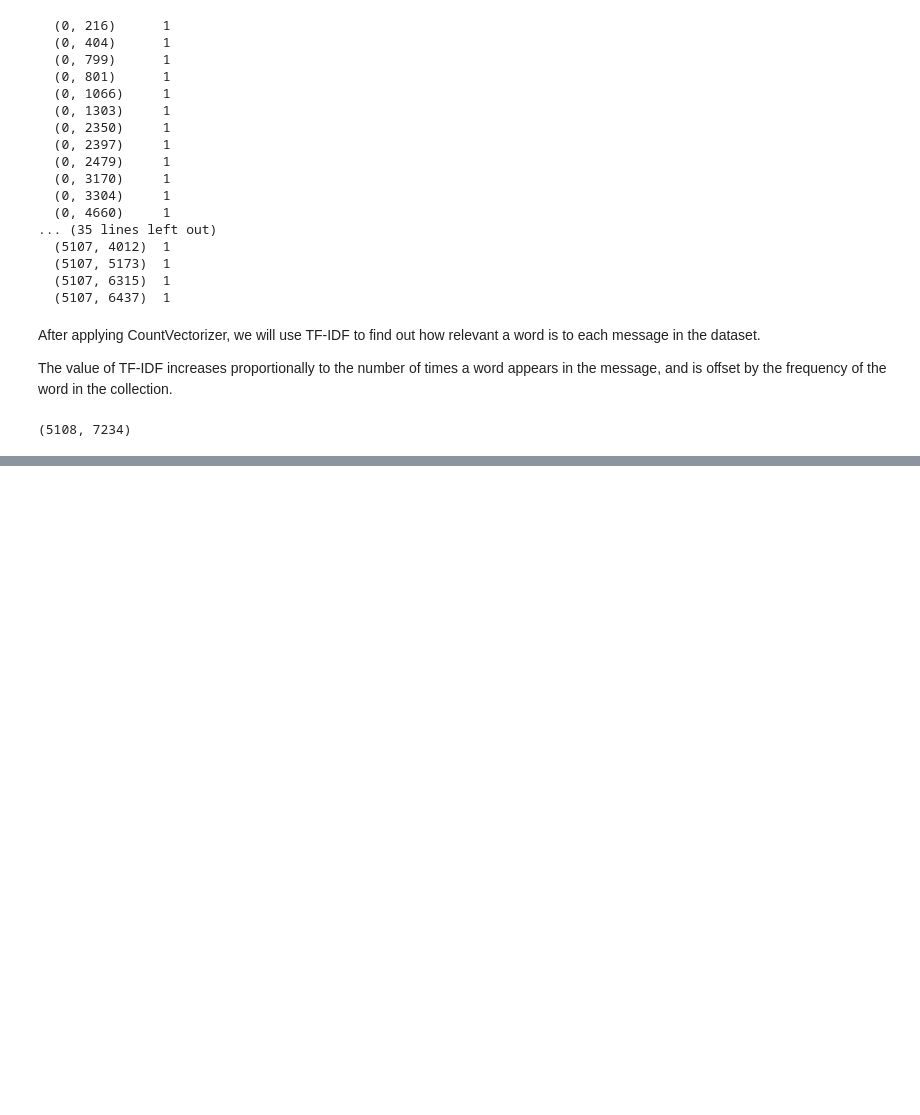
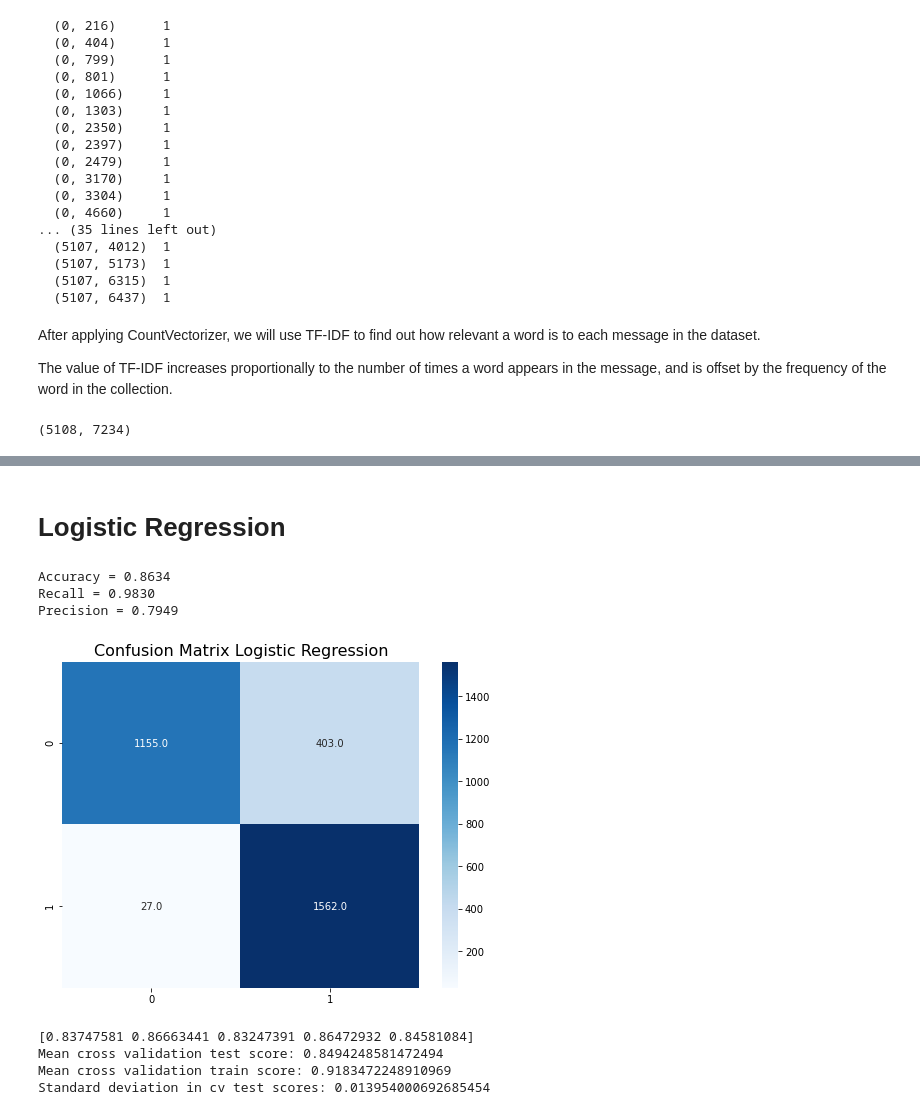
Before and after one commit to elpea74/Capstone3-SpamCollection, a Jupyter notebook: Capstone Three - Preprocessing and Modeling.ipynb, the cells around one changed output, grey strips where cells are left out. Drawn from its saved outputs; the diff is of its cells as text; code cells hidden in the pictures; blank space fills up the shorter version.

```diff
--- a/Capstone Three - Preprocessing and Modeling.ipynb
+++ b/Capstone Three - Preprocessing and Modeling.ipynb
@@ -138,0 +239,51 @@ As we can see, the model correctly identify all 'ham' messages, but
+# %% [markdown]
+# Logistic Regression
+# %%
+C_param_range = [0.001,0.01,0.1,1,10,100]
+
+table = pd.DataFrame(columns = ['C_parameter','Accuracy'])
+table['C_parameter'] = C_param_range
+
+
+j = 0
+for i in C_param_range:
+
+    # Apply logistic regression model to training data
+    logreg = LogisticRegression(penalty = 'l2', C = i,random_state = 42)
+    logreg.fit(X_train,y_train)
+
+    # Predict using model
+    y_pred_lr = logreg.predict(X_test)
+
+    # Saving accuracy score in table
+    table.iloc[j,1] = accuracy_score(y_test,y_pred_lr)
+    j += 1
+
+table
+
+# Evaluate
+print(f'Accuracy = {accuracy_score(y_test, y_pred_lr):.4f}\nRecall = {recall_score(y_test, y_pred_lr):.4f}\nPrecision = {precision_score(y_test, y_pred_lr):.4f}' )
+cm = confusion_matrix(y_test, y_pred_lr)
+plt.figure(figsize=(8, 6))
+plt.title('Confusion Matrix Logistic Regression', size=16)
+sns.heatmap(cm, annot=True, cmap='Blues', fmt='.1f');
+# %% [output]
+Accuracy = 0.8634
+Recall = 0.9830
+Precision = 0.7949
+[figure, added]
+# %%
+cv_scores_test= cross_val_score(logreg,X_test,y_test,cv=5,scoring='roc_auc')
+cv_scores_train= cross_val_score(logreg,X_train,y_train,cv=5,scoring='roc_auc')
+print(cv_scores_test)
+cv_scores_lr_test= cv_scores_test.mean()
+cv_scores_lr_train= cv_scores_train.mean()
+cv_scores_std_test_lr= cv_scores_test.std()
+print ('Mean cross validation test score: ' +str(cv_scores_lr_test))
+print ('Mean cross validation train score: ' +str(cv_scores_lr_train))
+print ('Standard deviation in cv test scores: ' +str(cv_scores_std_test_lr))
+# %% [output]
+[0.83747581 0.86663441 0.83247391 0.86472932 0.84581084]
+Mean cross validation test score: 0.8494248581472494
+Mean cross validation train score: 0.9183472248910969
+Standard deviation in cv test scores: 0.013954000692685454
```
Also changed, not shown: parts of 44 cells of this notebook.
